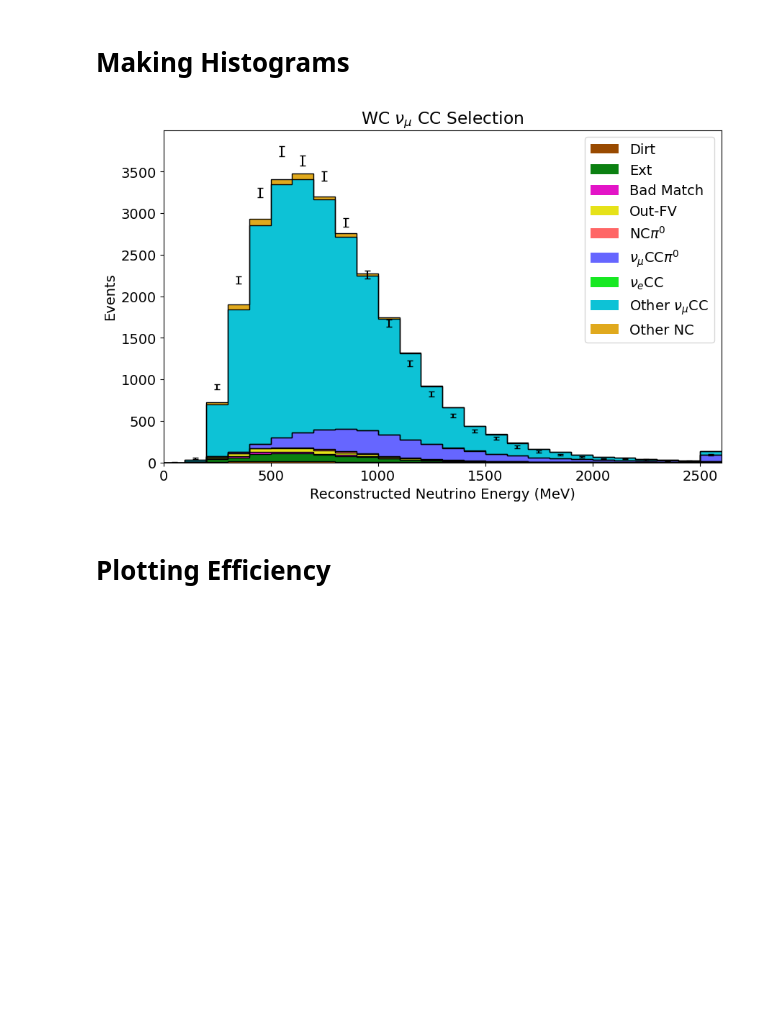
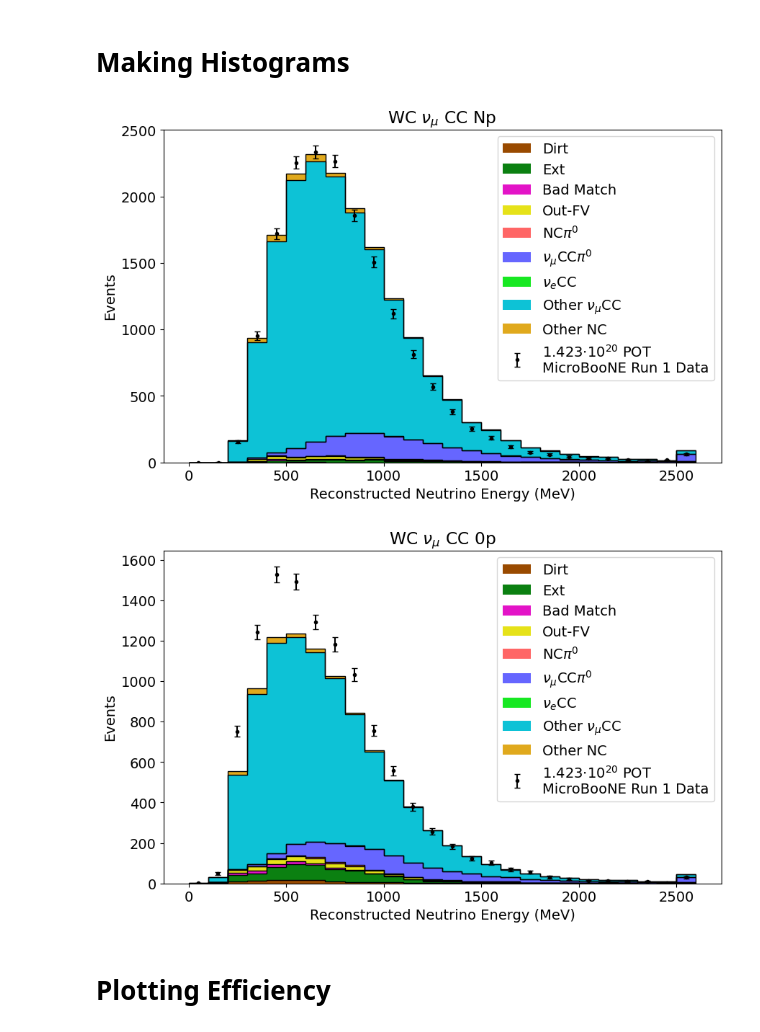
Before and after one commit to leehagaman/wc_ntuple_tutorial, a Jupyter notebook: tutorial.ipynb, the cells around one changed output. Cells and saved outputs as stored; diff of their text form; code cells hidden in the pictures; blank space fills up the shorter version.

```diff
--- a/tutorial.ipynb
+++ b/tutorial.ipynb
@@ -59,6 +59,8 @@ Printing variables in TTree:  T_KINEvars
 ## Choosing Variables To Load
 # %%
 T_bdt_vars = [              # variables involved with BDT training (if you want to train your own BDT, lots of these variables will be useful)
+                            # many of these variables describe specific features of the WC spacepoints using this code: https://github.com/BNLIF/wire-cell-pid/blob/master/src/NeutrinoID_nue_tagger.h
+                            # here, we just include higher level outputs:
     "nue_score",                    # BDT score for nue selection, used for the WC inclusive nueCC analysis
     "numu_score",                   # BDT score for numu selection, used for the WC inclusive numuCC selections
     "nc_delta_score",               # BDT score for NC Delta selection
@@ -92,6 +94,8 @@ T_eval_data_vars = [        # same as above, but for data files we do not attemp
 
 T_kine_vars = [             # variables involved with kinematic reconstruction
     "kine_reco_Enu",                # reconstructed neutrino energy (MeV)
+    "kine_energy_particle",         # energy of each reco particle
+    "kine_particle_type",           # pdg code of each reco particle
 ]
 
 T_pf_vars = [               # variables involved with individual particles
@@ -247,4 +251,6 @@ for i in tqdm(range(len(weight_cv_arr))):
         raise ValueError(f"Unknown file: {file_arr[i]}")
 
 pred_df["net_weight"] = net_weights
+
+all_df = pd.concat([data_df, pred_df], axis=0, ignore_index=True)
 # %% [markdown]
@@ -263,15 +288,13 @@ pred_df["net_weight"] = net_weights
 save_to_pickle = False
 load_from_pickle = False
 
-dfs = (data_df, pred_df)
-
 if save_to_pickle:
-    with open("data_and_pred_df.pkl", "wb") as f:
-        pickle.dump(dfs, f)
+    with open("all_df.pkl", "wb") as f:
+        pickle.dump(all_df, f)
 
 if load_from_pickle:
-    with open("data_and_pred_df.pkl", "rb") as f:
-        data_df, pred_df = pickle.load(f)
+    with open("all_df.pkl", "rb") as f:
+        all_df = pickle.load(f)
 # %% [markdown]
 # Making Histograms
 # %%
@@ -281,55 +304,65 @@ bins = np.linspace(0, 2500, 26)
 
 # name for legend, query to choose predicted events, color
 # (I recommend using the VS Code extension "Color Highlight" to see the hex color in your editor)
 breakdown_categories = [
     "Dirt",                 "file=='dirt'",                                                                                                                                                     "#994a00",
     "Ext",                  "file=='ext'",                                                                                                                                                      "#0b8011",
     "Bad Match",            "file=='nu_overlay' and match_completeness_energy< 0.1*truth_energyInside",                                                                                         "#e314c7",
     "Out-FV",               "file=='nu_overlay' and match_completeness_energy>=0.1*truth_energyInside and truth_vtxInside==0",                                                                  "#e6e219",
     r"NC$\pi^0$",           "file=='nu_overlay' and match_completeness_energy>=0.1*truth_energyInside and truth_vtxInside==1 and truth_isCC==0 and truth_NprimPio>0",                           "#ff6666",
     r"$\nu_\mu$CC$\pi^0$",  "file=='nu_overlay' and match_completeness_energy>=0.1*truth_energyInside and truth_vtxInside==1 and truth_isCC==1 and truth_NprimPio>0 and abs(truth_nuPdg)==14",  "#6666ff",
     r"$\nu_e$CC",           "file=='nu_overlay' and match_completeness_energy>=0.1*truth_energyInside and truth_vtxInside==1 and truth_isCC==1 and abs(truth_nuPdg)==12",                       "#17e822",
     r"Other $\nu_\mu$CC",   "file=='nu_overlay' and match_completeness_energy>=0.1*truth_energyInside and truth_vtxInside==1 and truth_isCC==1 and abs(truth_nuPdg)==14 and truth_NprimPio==0", "#0dc2d6",
     "Other NC",             "file=='nu_overlay' and match_completeness_energy>=0.1*truth_energyInside and truth_vtxInside==1 and truth_isCC==0 and truth_NprimPio==0",                          "#e0a91d",
 ]
 
 names = breakdown_categories[::3]
 queries = breakdown_categories[1::3]
 colors = breakdown_categories[2::3]
 colors_k = ["k" for _ in range(len(colors))]
 num_categories = len(names)
 
 bin_width = bins[1] - bins[0]
 bin_centers = (bins[:-1] + bins[1:]) / 2
 bins = np.append(bins, 1e9) # adding overflow bin
 display_bins = np.append(bins[:-1], bins[-2]+bin_width) # making the overflow bin appear as another bin of normal width
 bin_centers = np.append(bin_centers, bin_centers[-1]+bin_width)
 bin_centers_categories = [bin_centers for _ in range(num_categories)]
 
-sel_pred_df = pred_df.query("numu_cc_flag > 0 and numu_score > 0.9")
-sel_data_df = data_df.query("numu_cc_flag > 0 and numu_score > 0.9")
+sel_query_names = [
+    "numu_cc_flag > 0 and numu_score > 0.9 and WC_reco_num_protons > 0", r"WC $\nu_\mu$ CC Np",
+    "numu_cc_flag > 0 and numu_score > 0.9 and WC_reco_num_protons == 0", r"WC $\nu_\mu$ CC 0p",
+]
 
-counts_categories = []
-for query in queries:
-    counts_categories.append(
-        np.histogram(sel_pred_df.query(query)[x_variable], bins=bins, weights=sel_pred_df.query(query)["net_weight"])[0]
-    )
+sel_queries = sel_query_names[::2]
+sel_names = sel_query_names[1::2]
 
-data_counts = np.histogram(sel_data_df[x_variable], bins=bins)[0]
-data_error = np.sqrt(data_counts)
+for sel_i in range(len(sel_queries)):
+    sel_df = all_df.query(sel_queries[sel_i])
+    sel_pred_df = sel_df.query("file!='data'")
+    sel_data_df = sel_df.query("file=='data'")
+
+    counts_categories = []
+    for query in queries:
+        counts_categories.append(
+            np.histogram(sel_pred_df.query(query)[x_variable], bins=bins, weights=sel_pred_df.query(query)["net_weight"])[0]
+        )
+
+    data_counts = np.histogram(sel_data_df[x_variable], bins=bins)[0]
+    data_error = np.sqrt(data_counts)
+
+    plt.figure(figsize=(10, 6))
+    plt.hist(bin_centers_categories, weights=counts_categories, bins=display_bins, stacked=True, color=colors, label=names)
+    plt.hist(bin_centers_categories, weights=counts_categories, bins=display_bins, stacked=True, color=colors_k, histtype="step")
+    plt.errorbar(bin_centers, data_counts, yerr=data_error, capsize=3, color="k", fmt=".", label=f"{data_POT/1e20:.3f}"r"$\cdot{10}^{20}$ POT""\nMicroBooNE Run 1 Data")
+    plt.xlabel(x_variable_name)
+    plt.ylabel("Events")
+    plt.legend()
+    plt.title(sel_names[sel_i])
+    plt.savefig(f"plots/{sel_names[sel_i]}.png")
+# %% [output]
+[figure, added]
+[figure, added]
-# %%
-plt.figure(figsize=(10, 6))
-plt.hist(bin_centers_categories, weights=counts_categories, bins=display_bins, stacked=True, color=colors, label=names)
-plt.hist(bin_centers_categories, weights=counts_categories, bins=display_bins, stacked=True, color=colors_k, histtype="step")
-plt.errorbar(bin_centers, data_counts, yerr=data_error, fmt="none", capsize=3, color="k")
-plt.legend()
-plt.title(r"WC $\nu_\mu$ CC Selection")
-plt.xlabel(x_variable_name)
-plt.ylabel("Events")
-plt.xlim(display_bins[0], display_bins[-1])
-plt.savefig(f"plots/{x_variable_name}.png")
-# %% [output]
-[figure, removed]
 # %% [markdown]
 # Plotting Efficiency
 # %% [markdown]
```
Also changed, not shown: parts of 4 cells of this notebook.
